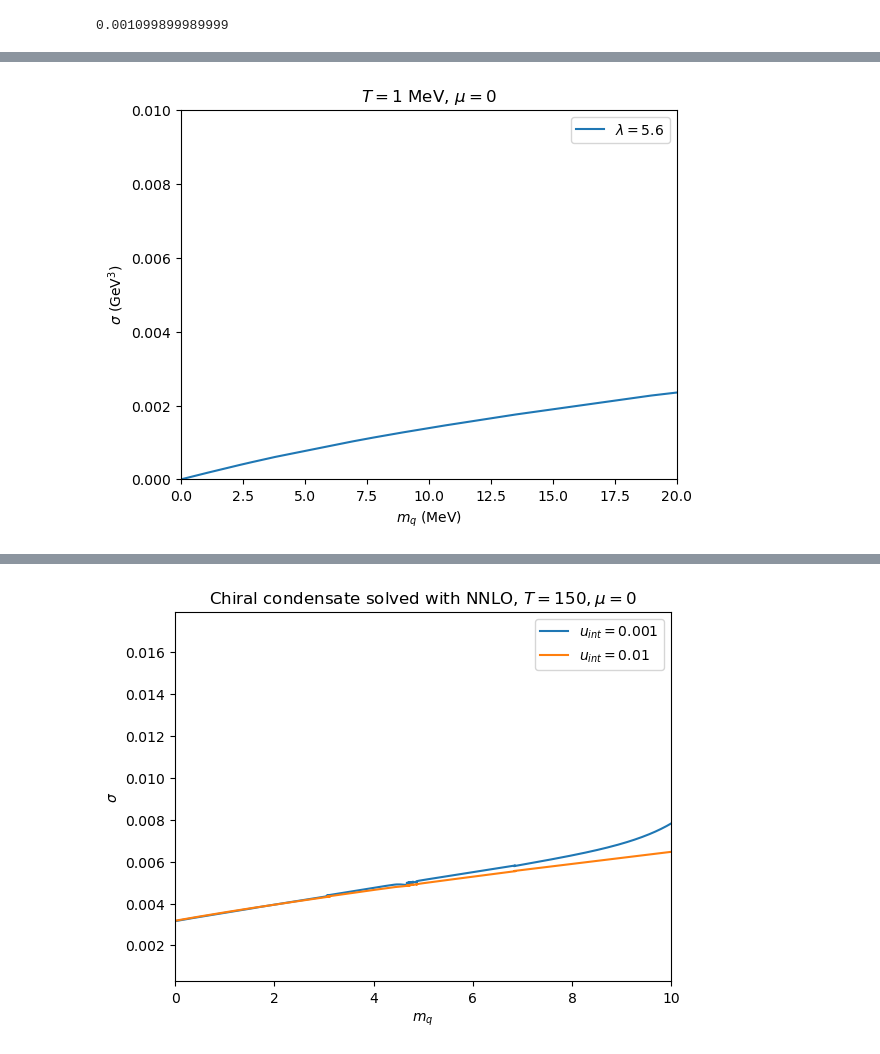
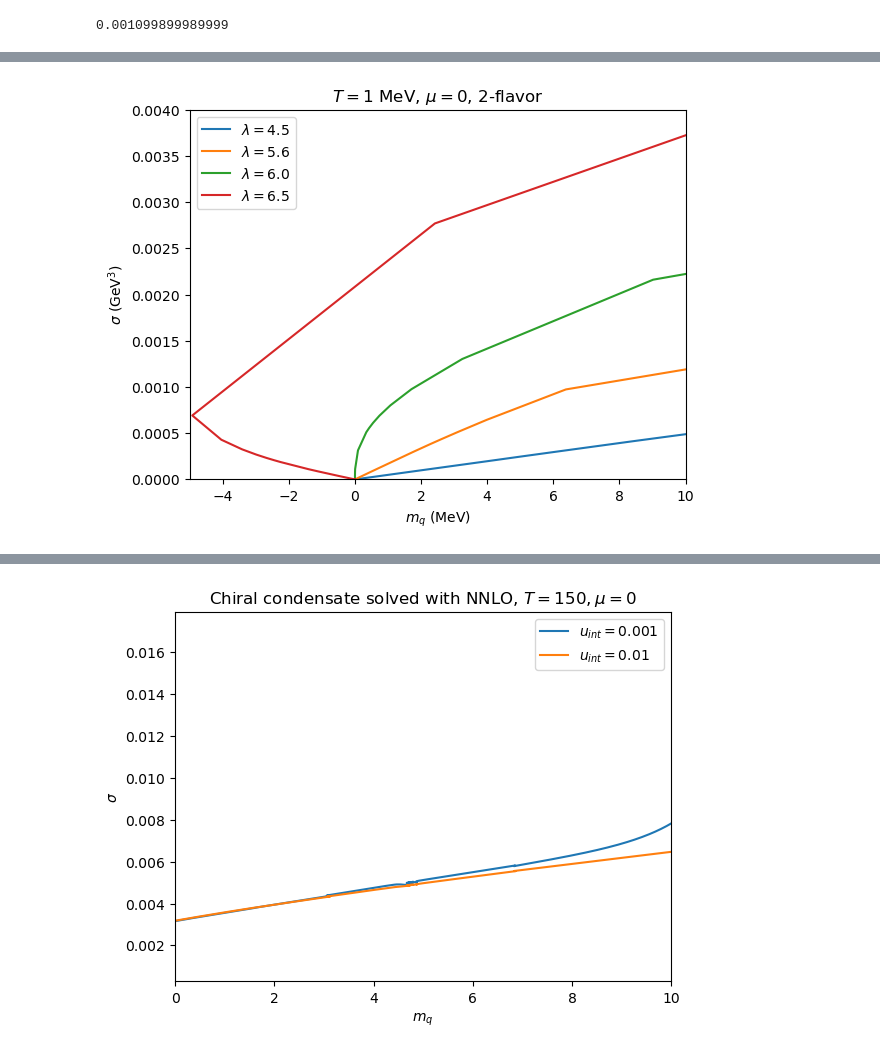
Before and after one commit to seanbartz/DilatonMixingParallel, a Jupyter notebook: Sigma_vs_mq_from_IR.ipynb, the cells around one changed output, grey strips where cells are left out. Drawn from its saved outputs; the diff is of its cells as text; code cells hidden in the pictures.

```diff
--- a/Sigma_vs_mq_from_IR.ipynb
+++ b/Sigma_vs_mq_from_IR.ipynb
@@ -178,12 +178,28 @@ def initial_d0_mq(T,mu,mq_target,lambda1,ui,uf,d0_lower,d0_upper):
 T=1
 mu=0
 mq_large=10
-lambda1=6
+lambda1=6.5
 ui=1e-4
 uf=1-ui
-d0_lower=70
-d0_upper=84
-d0_array, mq_array = initial_d0_mq(T, mu, mq_large, lambda1, ui, uf, d0_lower, d0_upper)
+numpoints=100
+d0_lower=80
+d0_upper=87.12
+d0_array=np.linspace(d0_lower,d0_upper,numpoints)
+d0_array, mq_array = initial_d0_mq(T, mu, mq_large, lambda1, ui, uf, d0_array)
+
+d0_old=d0_array
+d0_min=d0_array[np.abs(mq_array)>1e-3][0]
+mq_array=mq_array[d0_array>d0_min]
+d0_array=d0_array[d0_array>d0_min]
+# it seems that the first two points are identical, so remove one
+d0_array=d0_array[1:]
+mq_array=mq_array[1:]
+"This works, but makes WAY too many points"
+# smallest_diff=np.min(np.gradient(d0_array))
+
+# d0_array=np.arange(d0_array[0],d0_array[-1]+smallest_diff,smallest_diff)
+
+# d0_array, mq_array = initial_d0_mq(T, mu, mq_large, lambda1, ui, uf, d0_array)
 
 # solving from IR again to retain the function chi and its derivative chip for each value of d0
 _,chis,chips=chiral_solve_IR_parallel(d0_array, lambda1, T, mu, ui, uf, n_jobs=-1)
@@ -249,26 +262,28 @@ plt.show()
 # %%
-sigma_56=sigma_improved
-mq_56=mq_improved
+sigma_65=sigma_improved
+mq_65=mq_improved
 # %%
 # plt.plot(mq_20,sigma_20/1e9,label="T = 20")
-# plt.plot(mq_40,sigma_40/1e9,label="$\lambda = 4.0$")
+plt.plot(mq_45,sigma_45/1e9,label="$\lambda = 4.5$")
 # plt.plot(mq_50,sigma_50/1e9,label="$\lambda = 5.0$")
 # plt.plot(mq_55,sigma_55/1e9,label="$\lambda = 5.5$")
 plt.plot(mq_56,sigma_56/1e9,label="$\lambda = 5.6$")
 # plt.plot(mq_57,sigma_57/1e9,label="$\lambda = 5.7$")
 # plt.plot(mq_58,sigma_58/1e9,label="$\lambda = 5.8$")
 # plt.plot(mq_59,sigma_59/1e9,label="$\lambda = 5.9$")
-# plt.plot(mq_60,sigma_60/1e9,label="$\lambda = 6.0$")
+plt.plot(mq_60,sigma_60/1e9,label="$\lambda = 6.0$")
+plt.plot(mq_65,sigma_65/1e9,label="$\lambda = 6.5$")
 
-plt.title("$T=1$ MeV, $\mu=0$")
+
+plt.title("$T=1$ MeV, $\mu=0$, 2-flavor")
 plt.xlabel("$m_q$ (MeV)")
 plt.ylabel("$\sigma$ (GeV$^3$)")
-plt.xlim(0,20)
-plt.ylim(0,.01)
+plt.xlim(-5,10)
+plt.ylim(0,.004)
 plt.legend()
 plt.show()
 # %% [output]
-[figure, old version]
+[figure, new version]
 # %%
 np.max(d0_array)
 # %% [output]
```
Also changed, not shown: parts of 9 cells of this notebook, 2 other files.
